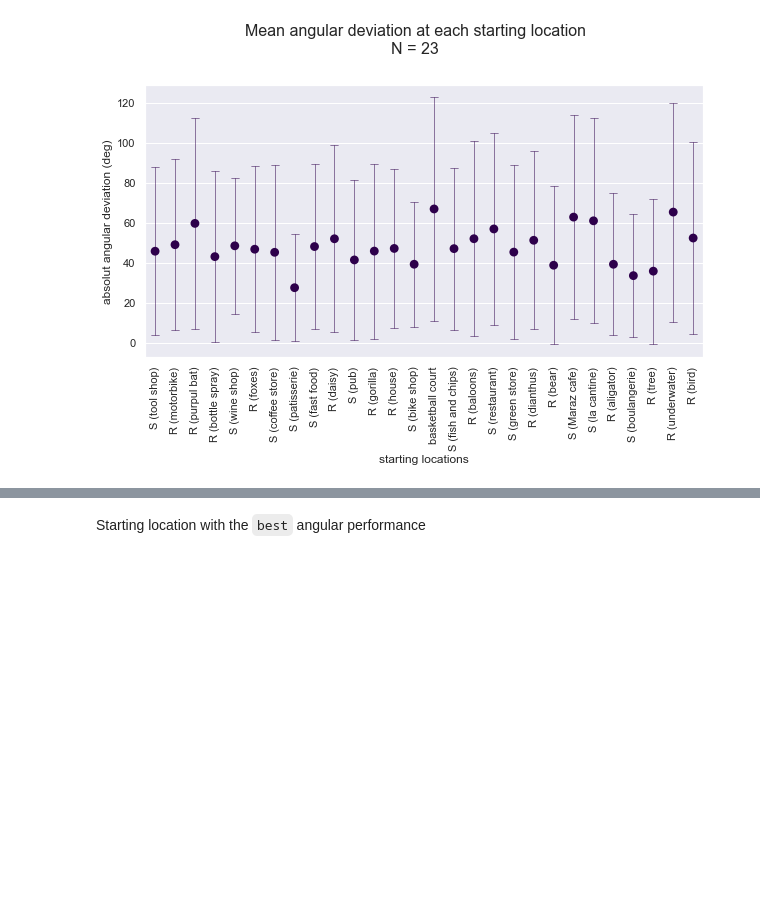
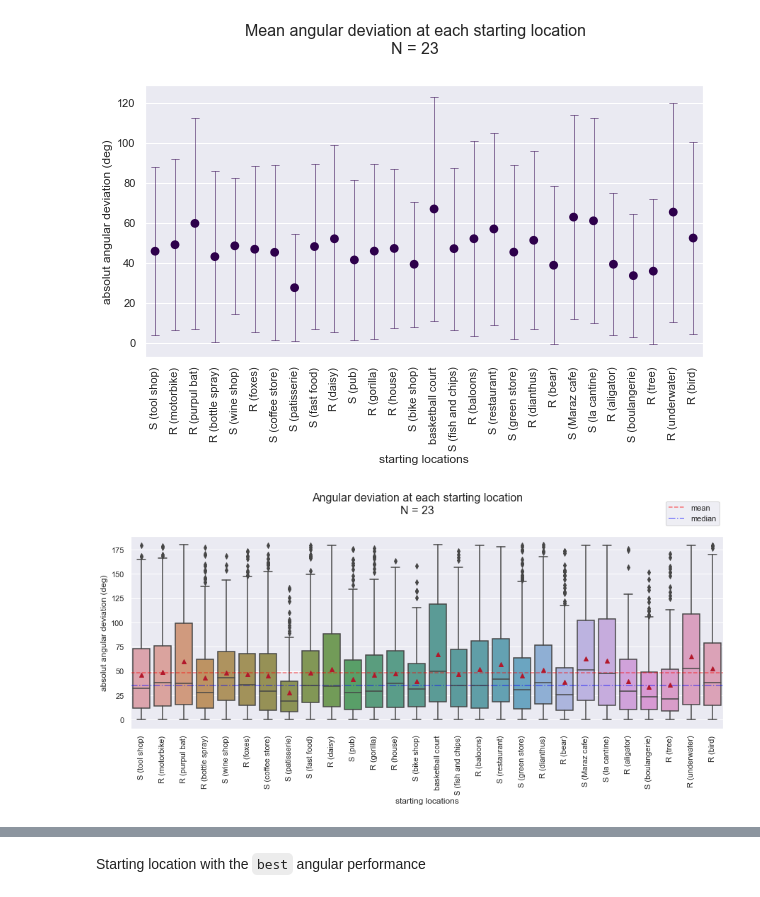
Before and after one commit to nora-maleki/humanA-pointing-task-analysis, a Jupyter notebook: analyses/01_main/03_analysis.ipynb, the cells around one changed output, grey strips where cells are left out. Saved outputs shown, nothing was run; the diff lists cells and outputs as text; code cells hidden in the pictures; blank space fills up the shorter version.

```diff
--- a/analyses/01_main/03_analysis.ipynb
+++ b/analyses/01_main/03_analysis.ipynb
@@ -129,3 +129,6 @@ fig.savefig(f'{PLOT_PATH}/density_angular_error_per_starting_location_{N}.png',
 plt.show()
 # %% [output]
 [figure]
+# %%
+mean_median_angle_RT = df_cleaned.groupby(['starting_loc_name', 'starting_loc_id'])[['absolute_180_angles', 'RT']].agg([np.mean, np.median]).reset_index()
+mean_median_angle_RT
@@ -131,0 +154,3 @@ plt.show()
+# %%
+mean_median_overall = mean_median_angle_RT.iloc[:,1:].agg([np.mean, np.median])
+mean_median_overall
@@ -149,6 +179,28 @@ plt.show()
 fig.savefig(f'{PLOT_PATH}/mean_angular_deviation_pointplot_{N}.png', bbox_inches='tight', dpi=90)
 # %% [output]
 [figure]
+# %%
+fig, _ = plt.subplots(figsize=(15,5))
+
+sns.boxplot(
+    data=df_cleaned,
+    x='starting_loc_name',
+    y='absolute_180_angles',
+    showmeans= True,
+    saturation=.5,
+).set(xlabel='starting locations', ylabel='absolut angular deviation (deg)')
+
+plt.axhline(y=mean_median_overall.loc['mean', ('absolute_180_angles', 'mean')], alpha=.5, ls='--', c='r', label='mean')
+plt.axhline(y=mean_median_overall.loc['median', ('absolute_180_angles', 'median')], alpha=.5, ls='-.', c='b', label='median')
+
+plt.suptitle(f'Angular deviation at each starting location\nN = {N}', size=16, y=1.05)
+plt.xticks(rotation=90)
+plt.legend(bbox_to_anchor=(1, 1.2), loc='upper right')
+plt.show()
+
+fig.savefig(f'{PLOT_PATH}/angular_deviation_boxplot_{N}.png', bbox_inches='tight', dpi=90)
+# %% [output]
+[figure, added]
 # %%
 lmm_summary = (
     pd.merge(
```
Also changed, not shown: parts of 9 cells of this notebook.
